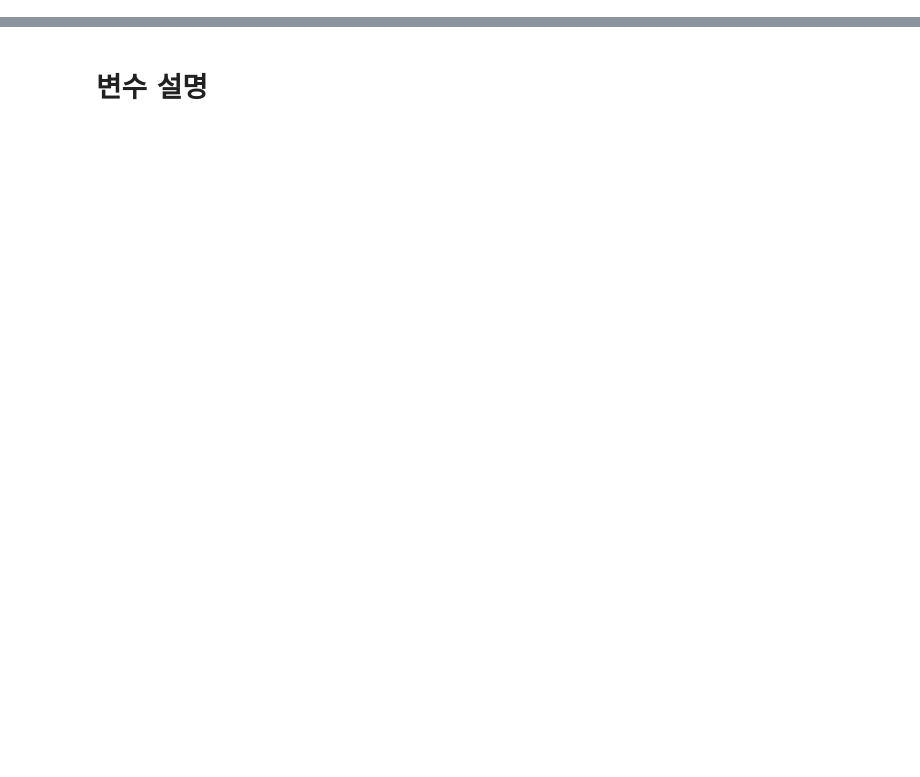
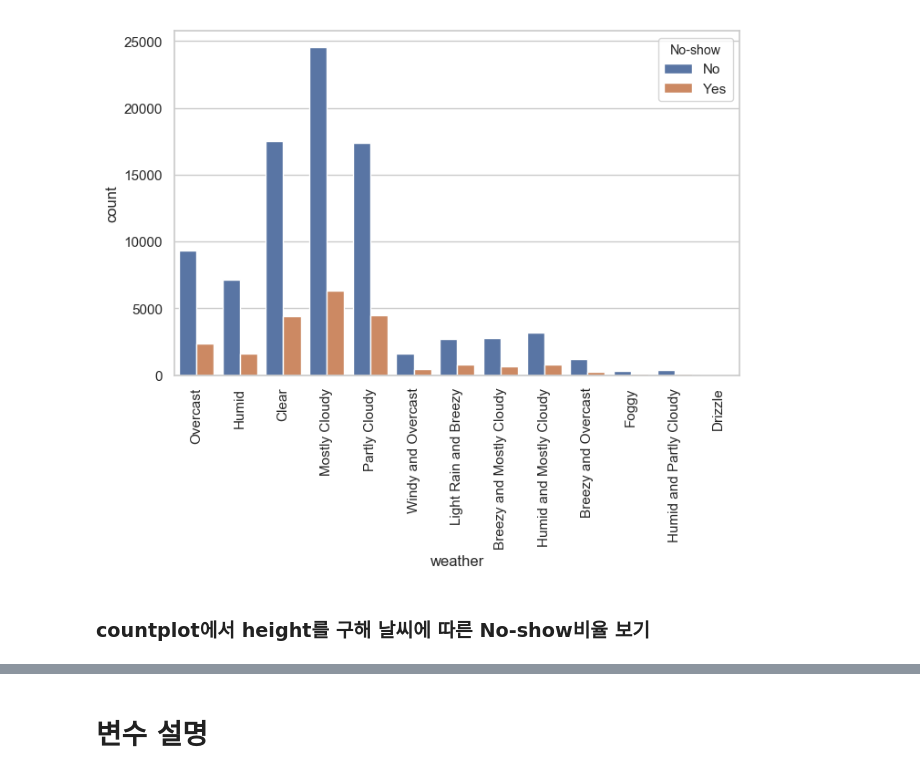
Before and after one commit to p829911/Classification_project, a Jupyter notebook: LogisticRegression.ipynb, the cells around one changed output, grey strips where cells are left out. Drawn from its saved outputs; the diff is of its cells as text; code cells hidden in the pictures; blank space fills up the shorter version.

```diff
--- a/LogisticRegression.ipynb
+++ b/LogisticRegression.ipynb
@@ -19,0 +37,12 @@ df.shape
+# %%
+df["Age_bin"] = "0"
+df["Age_bin"][df.Age < 10] = "0s"
+df["Age_bin"][(df.Age >= 10) & (df.Age < 20)] = "10s"
+df["Age_bin"][(df.Age >= 20) & (df.Age < 30)] = "20s"
+df["Age_bin"][(df.Age >= 30) & (df.Age < 40)] = "30s"
+df["Age_bin"][(df.Age >= 40) & (df.Age < 50)] = "40s"
+df["Age_bin"][(df.Age >= 50) & (df.Age < 60)] = "50s"
+df["Age_bin"][(df.Age >= 60) & (df.Age < 70)] = "60s"
+df["Age_bin"][(df.Age >= 70) & (df.Age < 80)] = "70s"
+df["Age_bin"][(df.Age >= 80) & (df.Age < 90)] = "80s"
+df["Age_bin"][df.Age >= 90] = "90s"
@@ -19,0 +67,2 @@ df.shape
+# %%
+df.Handcap = pd.Categorical(df.Handcap)
@@ -32,0 +93,4 @@ len(df.Neighbourhood.unique())
+# %%
+region_weather.time = pd.to_datetime(region_weather.time)
+# %%
+df_sum = pd.merge(df, region_weather, how="inner", left_on=["Neighbourhood", "Appointment_date"], right_on=["region", "time"])
@@ -32,0 +114,7 @@ len(df.Neighbourhood.unique())
+# %%
+plt.xticks(rotation=90)
+ax = sns.countplot(df_sum.weather, hue=df_sum["No-show"])
+# %% [output]
+[figure, added]
+# %% [markdown]
+### countplot에서 height를 구해 날씨에 따른 No-show비율 보기
```
Also changed, not shown: parts of 146 cells of this notebook, 10 other files.
